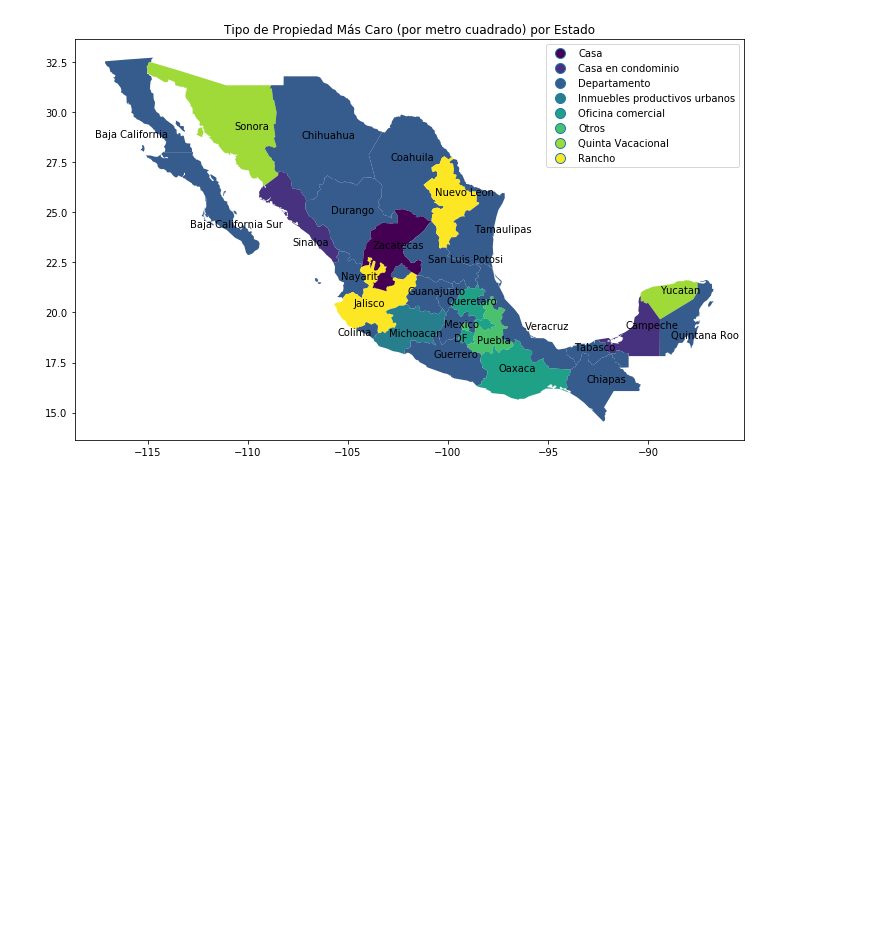
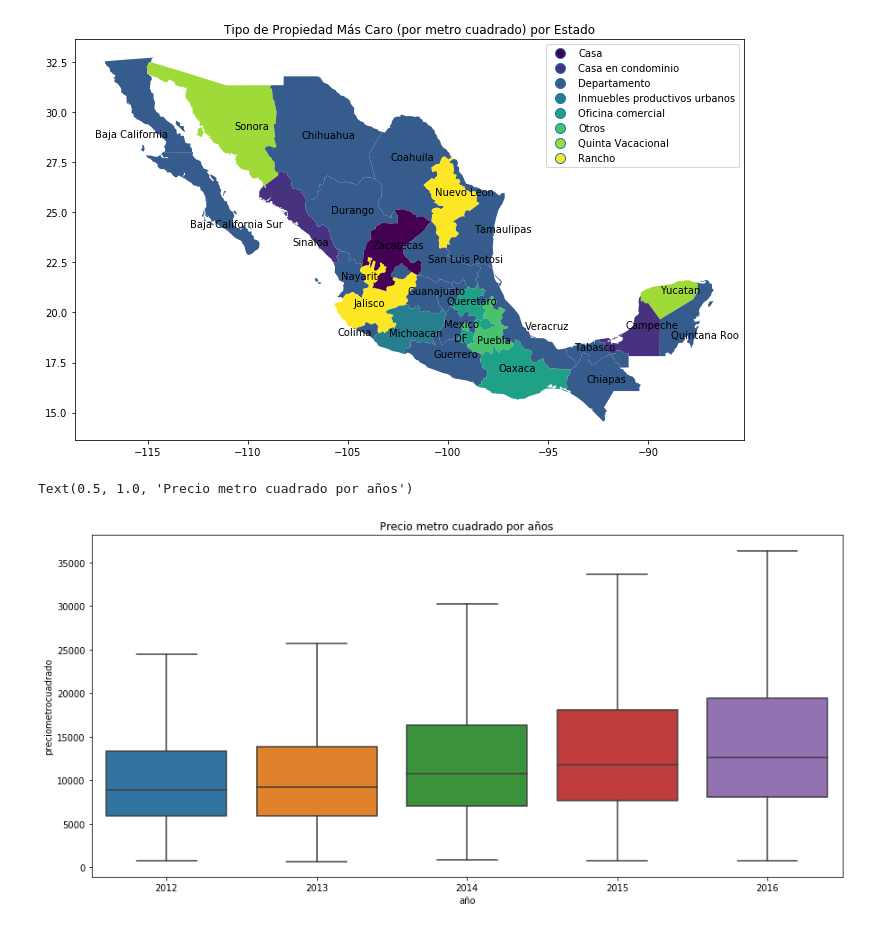
Before and after one commit to Manuel-Sturla/TP1-Datos, a Jupyter notebook: Analisis_precioMetroCuadrado.ipynb, the cells around one changed output. Saved outputs shown, nothing was run; the diff lists cells and outputs as text; code cells hidden in the pictures; blank space fills up the shorter version.

```diff
--- a/Analisis_precioMetroCuadrado.ipynb
+++ b/Analisis_precioMetroCuadrado.ipynb
@@ -178,3 +178,13 @@ for locacion,label in zip(geoframeC_C_Filtrado.newGeometry, geoframeC_C_Filtrado
 plt.show()
 # %% [output]
 [figure]
+# %%
+df7 = df.copy()
+df7['preciometrocuadrado'] = df7['precio']/df7['metrostotales']
+df7['año'] = df7.fecha.dt.year
+plt.figure(figsize=(15, 7))
+plt.ticklabel_format(style='plain', axis='y')
+sns.boxplot(x='año', y='preciometrocuadrado', data=df7, showfliers = False).set_title("Precio metro cuadrado por años")
+# %% [output]
+Text(0.5, 1.0, 'Precio metro cuadrado por años')
+[figure, added]
```
Also changed, not shown: parts of 5 cells of this notebook, 3 other files.
